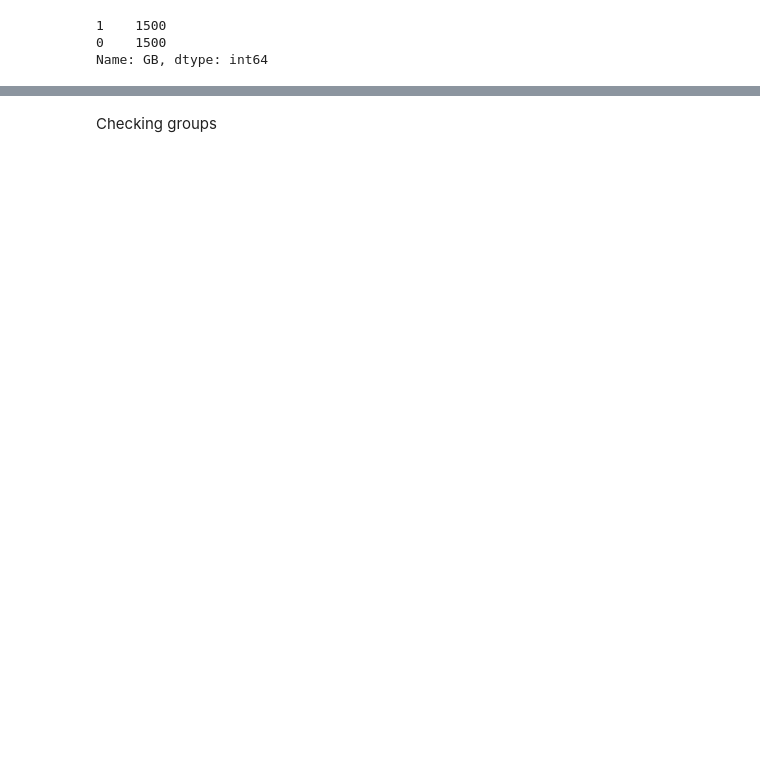
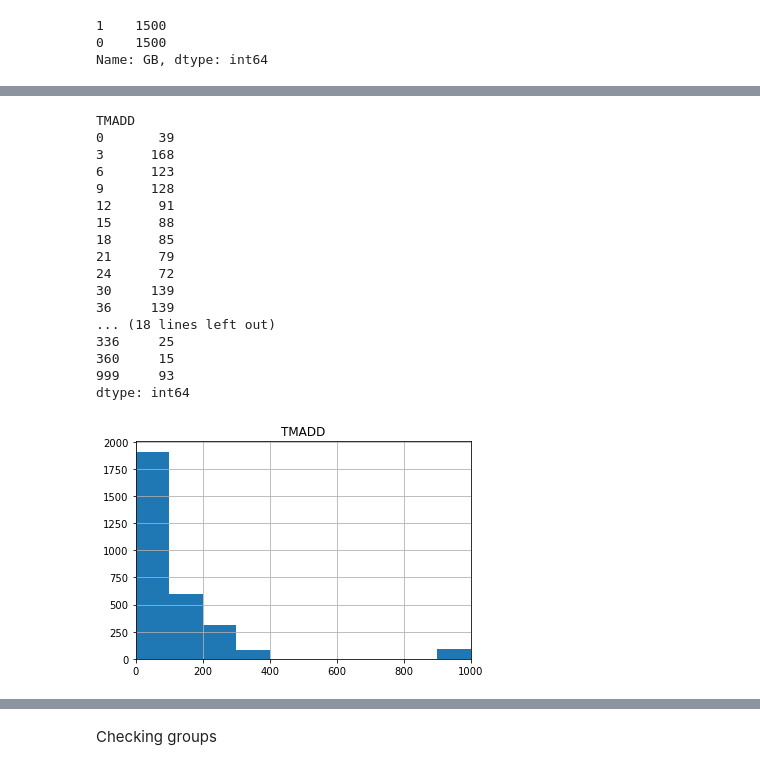
Before and after one commit to anastasiakaida/reliability-assessment, a Jupyter notebook: rel_borrower.ipynb, the cells around one changed output, grey strips where cells are left out. Saved outputs shown, nothing was run; the diff lists cells and outputs as text; code cells hidden in the pictures; blank space fills up the shorter version.

```diff
--- a/rel_borrower.ipynb
+++ b/rel_borrower.ipynb
@@ -108,0 +73,21 @@ dtype: int64
+# %%
+outliers_plot('TMADD')
+# %% [output]
+TMADD
+0       39
+3      168
+6      123
+9      128
+12      91
+15      88
+18      85
+21      79
+24      72
+30     139
+36     139
+... (18 lines left out)
+336     25
+360     15
+999     93
+dtype: int64
+[figure, added]
```
Also changed, not shown: parts of 13 cells of this notebook.
